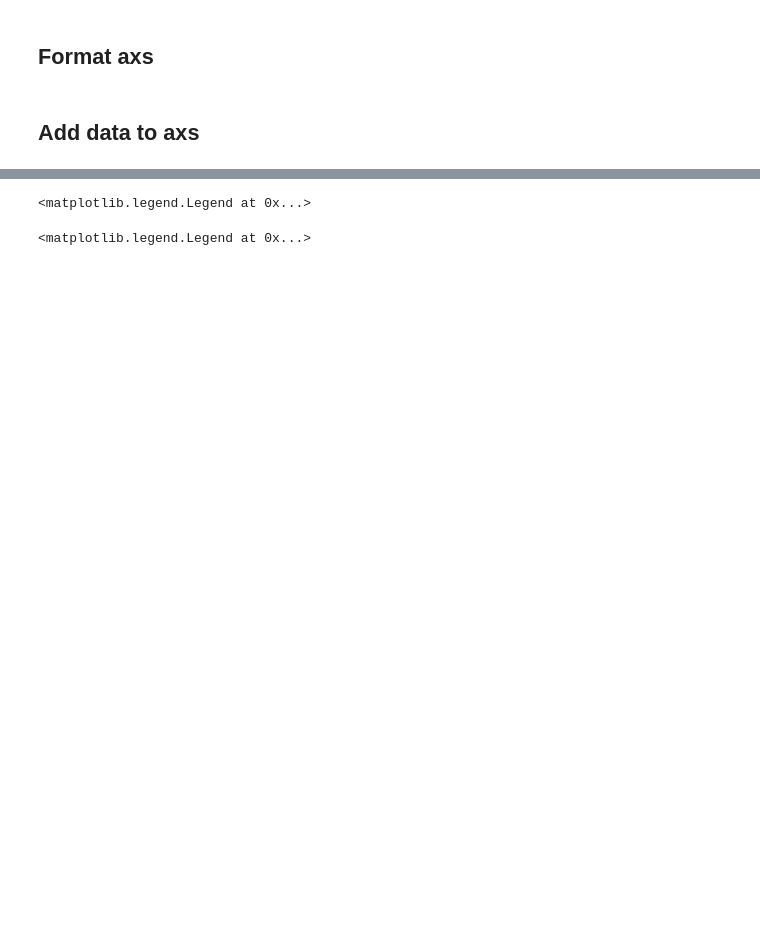
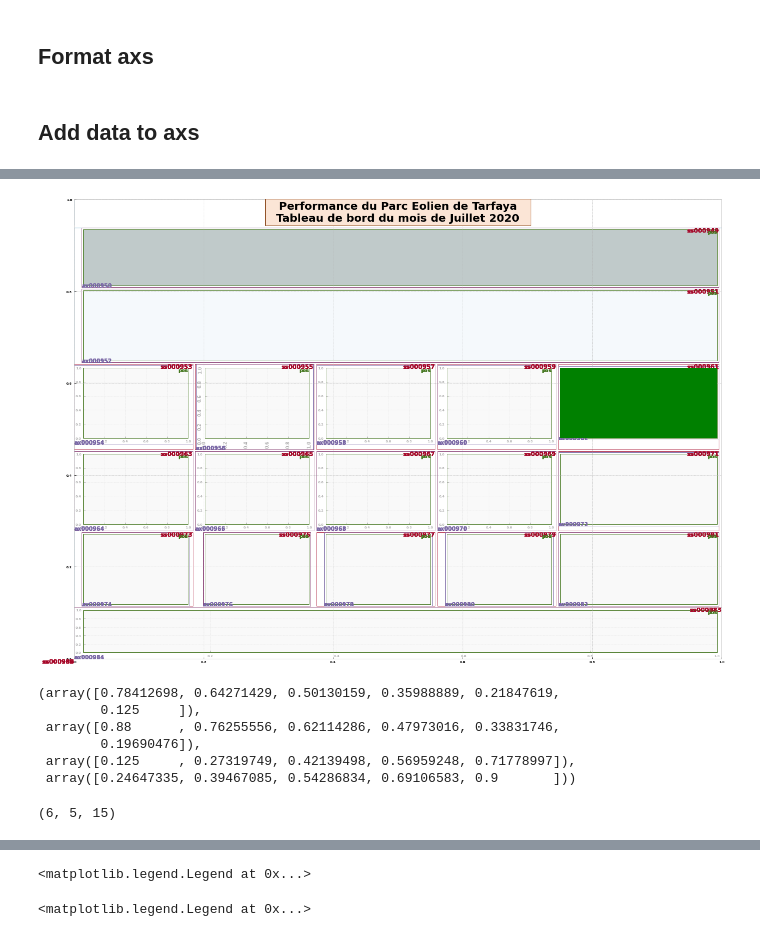
Before and after one commit to capem/TB-Performance, a Jupyter notebook: performance.ipynb, the cells around one changed output, grey strips where cells are left out. Cells and saved outputs as stored; diff of their text form; code cells hidden in the pictures; blank space fills up the shorter version.

```diff
--- a/performance.ipynb
+++ b/performance.ipynb
@@ -536,0 +627,8 @@ ax4.tick_params(labelsize=8, rotation=90)
+# %%
+l, b, r, t = (ax7.get_window_extent()._points[0,0],
+              ax7.get_window_extent()._points[0,1],
+              ax7.get_window_extent()._points[1,0],
+              ax7.get_window_extent()._points[1,1],)
+bbox= Bbox.from_extents(l, b, r, t)
+
+bbox
@@ -536,0 +656,71 @@ ax4.tick_params(labelsize=8, rotation=90)
+# %%
+# extent = Bbox.union([full_extent(ax) for ax in axes[1,:]])
+
+# It's best to transform this back into figure coordinates. Otherwise, it won't
+# behave correctly when the size of the plot is changed.
+extent = full_extent(ax7)
+
+extent = extent.transformed(ax7.transAxes.inverted())
+
+
+
+tblr = t, b, l, r = (ax7._layoutbox.top.value(),
+                     ax7._layoutbox.bottom.value(),
+                     ax7._layoutbox.left.value(),
+                     ax7._layoutbox.right.value())
+
+
+bbox = Bbox.from_extents(l, b, r, t)
+
+# bbox = bbox.transformed(ax7.transAxes.inverted())
+bbox = (gs[2, 4].get_position(fig))
+
+bbox = ax7.get_window_extent()._points
+
+
+
+lbrt = l, b, r, t = (ax7.get_window_extent().xmin,
+              ax7.get_window_extent().ymin,
+              ax7.get_window_extent().xmax,
+              ax7.get_window_extent().ymax)
+bbox= Bbox.from_extents(l, b, r, t).transformed(fig.transFigure.inverted())
+
+
+
+bbox = ax7._originalPosition
+l, b, r, t = (ax7.get_window_extent()._points[0,0],
+              ax7.get_window_extent()._points[0,1],
+              ax7.get_window_extent()._points[1,0],
+              ax7.get_window_extent()._points[1,1],)
+bbox= Bbox.from_extents(l, b, r, t).transformed(fig.transFigure.inverted())
+
+
+
+# We can now make the rectangle in figure coords using the "transform" kwarg.
+rect = Rectangle([bbox.xmin, bbox.ymin], bbox.width, bbox.height,
+                 facecolor='green', edgecolor='none', zorder=2,
+                 transform=fig.transFigure
+                 )
+
+
+
+fig.patches.append(rect)
+
+plot_children(fig, fig._layoutbox, printit=False)
+
+fig
+# %% [output]
+[figure, added]
+# %%
+gs.get_grid_positions(fig)
+# %% [output]
+(array([0.78412698, 0.64271429, 0.50130159, 0.35988889, 0.21847619,
+        0.125     ]),
+ array([0.88      , 0.76255556, 0.62114286, 0.47973016, 0.33831746,
+        0.19690476]),
+ array([0.125     , 0.27319749, 0.42139498, 0.56959248, 0.71778997]),
+ array([0.24647335, 0.39467085, 0.54286834, 0.69106583, 0.9       ]))
+# %%
+(ax7.get_geometry())
+# %% [output]
+(6, 5, 15)
```
Also changed, not shown: parts of 45 cells of this notebook, 1 other file.
